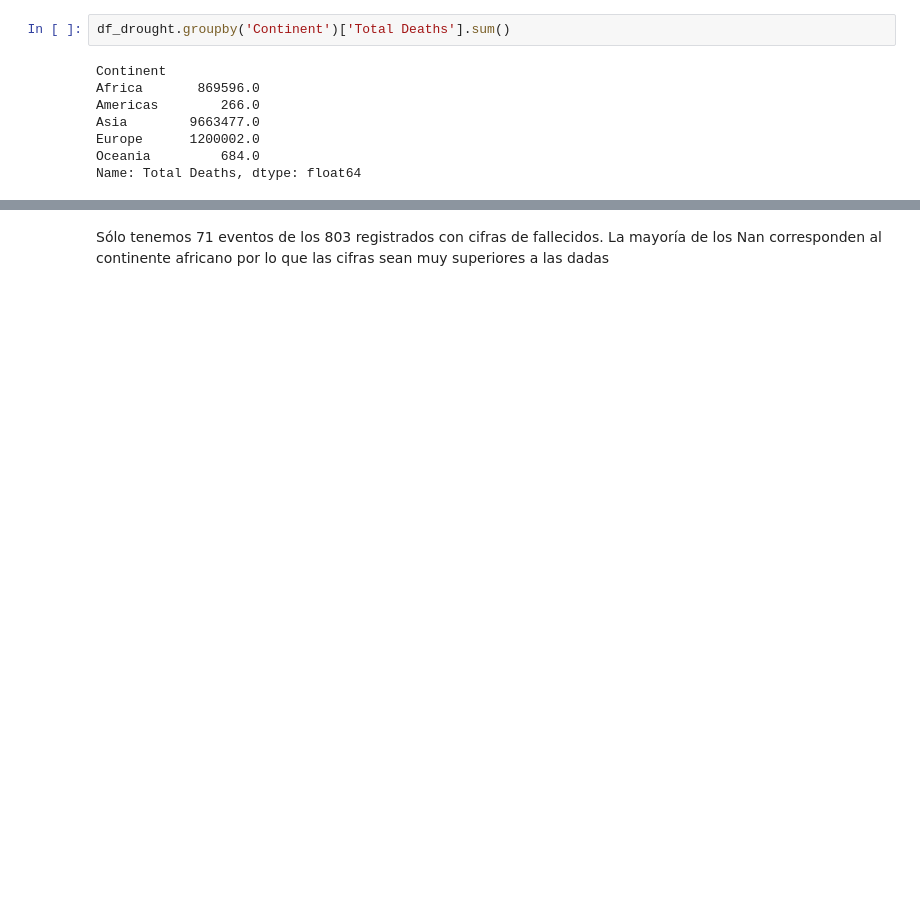
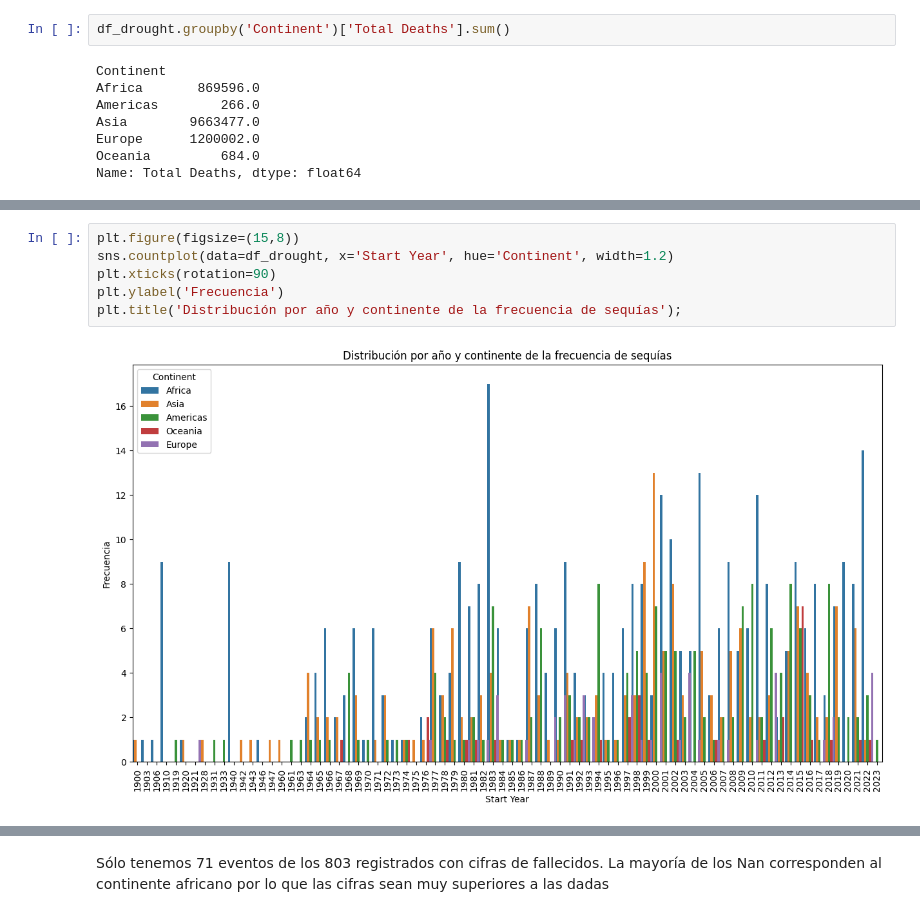
Before and after one commit to AleDataAnalyst/grupo2_desastresnaturales, a Jupyter notebook: Notebooks/01LimpiarDatos/01_Ele_EDADrought.ipynb, the cells around one changed output, grey strips where cells are left out. Saved outputs shown, nothing was run; the diff lists cells and outputs as text; blank space fills up the shorter version.

```diff
--- a/Notebooks/01LimpiarDatos/01_Ele_EDADrought.ipynb
+++ b/Notebooks/01LimpiarDatos/01_Ele_EDADrought.ipynb
@@ -572,0 +606,8 @@ df_drought_deaths_continent = df_drought[['Total Deaths', 'Continent']]
+# %%
+plt.figure(figsize=(15,8))
+sns.countplot(data=df_drought, x='Start Year', hue='Continent', width=1.2)
+plt.xticks(rotation=90)
+plt.ylabel('Frecuencia')
+plt.title('Distribución por año y continente de la frecuencia de sequías');
+# %% [output]
+[figure, added]
```
Also changed, not shown: parts of 15 cells of this notebook.
